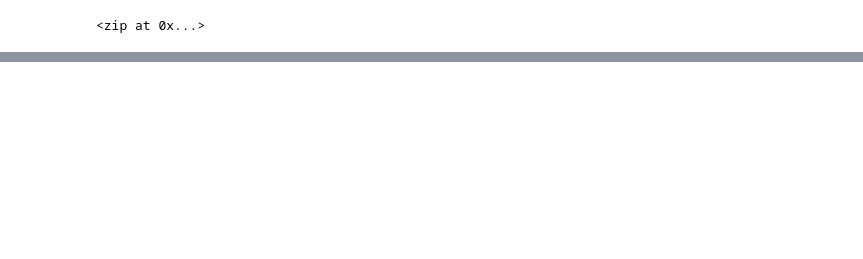
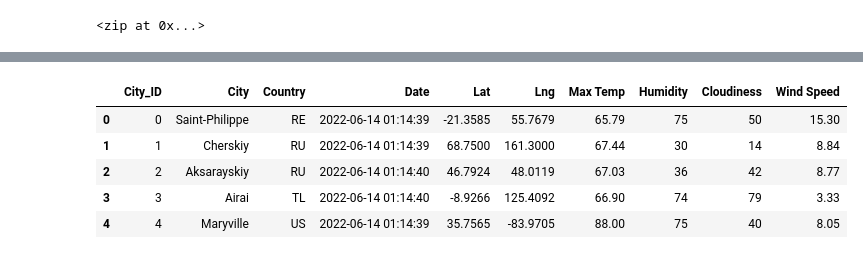
Before and after one commit to Yasminem2022/World_Weather_Analysis, a Jupyter notebook: WeatherPy.ipynb, the cells around one changed output, grey strips where cells are left out. Saved outputs shown, nothing was run; the diff lists cells and outputs as text; code cells hidden in the pictures; blank space fills up the shorter version.

```diff
--- a/WeatherPy.ipynb
+++ b/WeatherPy.ipynb
@@ -387,0 +415,11 @@ plot_linear_regression(x_values, y_values,
+# %%
+# Store the CSV you saved created in part one into a DataFrame.
+city_data_df = pd.read_csv("weather_data/cities.csv")
+city_data_df.head()
+# %% [output]
+|  | City_ID | City | Country | Date | Lat | Lng | Max Temp | Humidity | Cloudiness | Wind Speed |
+| 0 | 0 | Saint-Philippe | RE | 2022-06-14 01:14:39 | -21.3585 | 55.7679 | 65.79 | 75 | 50 | 15.30 |
+| 1 | 1 | Cherskiy | RU | 2022-06-14 01:14:39 | 68.7500 | 161.3000 | 67.44 | 30 | 14 | 8.84 |
+| 2 | 2 | Aksarayskiy | RU | 2022-06-14 01:14:40 | 46.7924 | 48.0119 | 67.03 | 36 | 42 | 8.77 |
+| 3 | 3 | Airai | TL | 2022-06-14 01:14:40 | -8.9266 | 125.4092 | 66.90 | 74 | 79 | 3.33 |
+| 4 | 4 | Maryville | US | 2022-06-14 01:14:39 | 35.7565 | -83.9705 | 88.00 | 75 | 40 | 8.05 |
```
Also changed, not shown: parts of 37 cells of this notebook.
